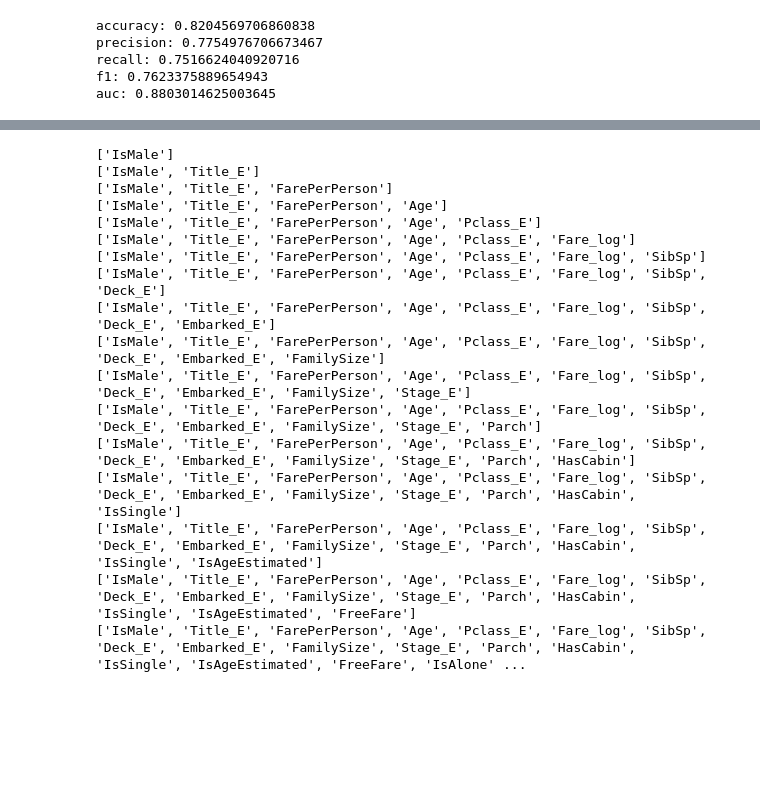
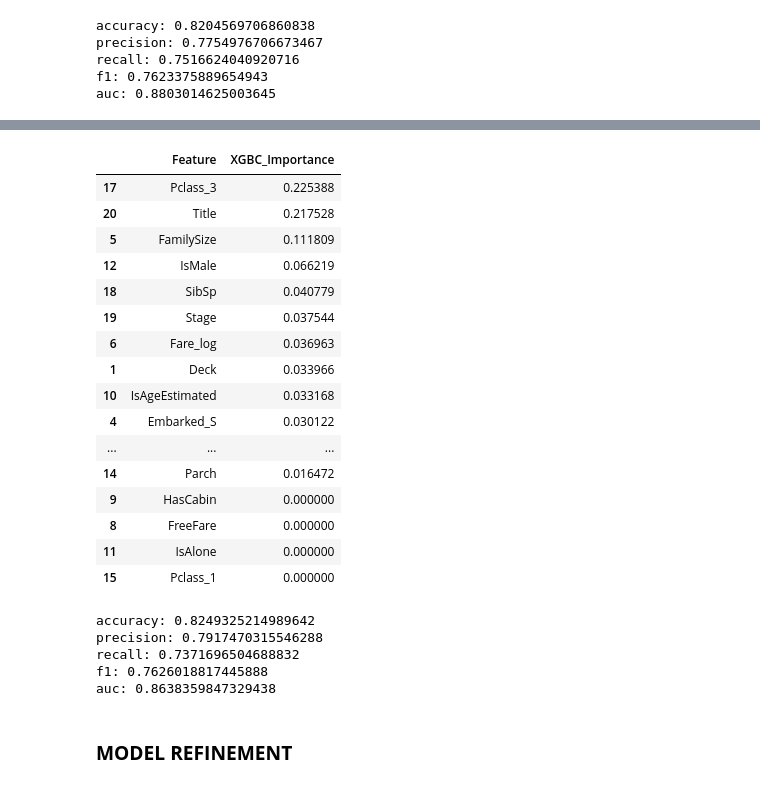
Before and after one commit to fabiogaldinho/Titanic-Classification, a Jupyter notebook: notebooks/03_Modeling_and_Tuning.ipynb, the cells around one changed output, grey strips where cells are left out. Saved outputs shown, nothing was run; the diff lists cells and outputs as text; code cells hidden in the pictures; blank space fills up the shorter version.

Commit message:
Finished XGBoostClassifier development and refinement with Optuna

```diff
--- a/notebooks/03_Modeling_and_Tuning.ipynb
+++ b/notebooks/03_Modeling_and_Tuning.ipynb
@@ -516,23 +471,0 @@ for i in range(len(features_KFold)):
-# %%
-for i in range(len(features_KFold)):
-    print(features_KFold[0: i+1])
-#    for j in range(i):
-#        print(features_KFold[0: j+1])
-# %% [output]
-['IsMale']
-['IsMale', 'Title_E']
-['IsMale', 'Title_E', 'FarePerPerson']
-['IsMale', 'Title_E', 'FarePerPerson', 'Age']
-['IsMale', 'Title_E', 'FarePerPerson', 'Age', 'Pclass_E']
-['IsMale', 'Title_E', 'FarePerPerson', 'Age', 'Pclass_E', 'Fare_log']
-['IsMale', 'Title_E', 'FarePerPerson', 'Age', 'Pclass_E', 'Fare_log', 'SibSp']
-['IsMale', 'Title_E', 'FarePerPerson', 'Age', 'Pclass_E', 'Fare_log', 'SibSp', 'Deck_E']
-['IsMale', 'Title_E', 'FarePerPerson', 'Age', 'Pclass_E', 'Fare_log', 'SibSp', 'Deck_E', 'Embarked_E']
-['IsMale', 'Title_E', 'FarePerPerson', 'Age', 'Pclass_E', 'Fare_log', 'SibSp', 'Deck_E', 'Embarked_E', 'FamilySize']
-['IsMale', 'Title_E', 'FarePerPerson', 'Age', 'Pclass_E', 'Fare_log', 'SibSp', 'Deck_E', 'Embarked_E', 'FamilySize', 'Stage_E']
-['IsMale', 'Title_E', 'FarePerPerson', 'Age', 'Pclass_E', 'Fare_log', 'SibSp', 'Deck_E', 'Embarked_E', 'FamilySize', 'Stage_E', 'Parch']
-['IsMale', 'Title_E', 'FarePerPerson', 'Age', 'Pclass_E', 'Fare_log', 'SibSp', 'Deck_E', 'Embarked_E', 'FamilySize', 'Stage_E', 'Parch', 'HasCabin']
-['IsMale', 'Title_E', 'FarePerPerson', 'Age', 'Pclass_E', 'Fare_log', 'SibSp', 'Deck_E', 'Embarked_E', 'FamilySize', 'Stage_E', 'Parch', 'HasCabin', 'IsSingle']
-['IsMale', 'Title_E', 'FarePerPerson', 'Age', 'Pclass_E', 'Fare_log', 'SibSp', 'Deck_E', 'Embarked_E', 'FamilySize', 'Stage_E', 'Parch', 'HasCabin', 'IsSingle', 'IsAgeEstimated']
-['IsMale', 'Title_E', 'FarePerPerson', 'Age', 'Pclass_E', 'Fare_log', 'SibSp', 'Deck_E', 'Embarked_E', 'FamilySize', 'Stage_E', 'Parch', 'HasCabin', 'IsSingle', 'IsAgeEstimated', 'FreeFare']
-['IsMale', 'Title_E', 'FarePerPerson', 'Age', 'Pclass_E', 'Fare_log', 'SibSp', 'Deck_E', 'Embarked_E', 'FamilySize', 'Stage_E', 'Parch', 'HasCabin', 'IsSingle', 'IsAgeEstimated', 'FreeFare', 'IsAlone' ...
@@ -542,0 +472,40 @@ L[3:5]:["MJ", 1]  #The last index is one number larger than the last index
+# %%
+feature_importances = pd.DataFrame({'Feature': Features_OHE,
+                                    'XGBC_Importance': xgbc.feature_importances_
+                                   })
+feature_importances = feature_importances.sort_values(by='XGBC_Importance', ascending=False)
+
+feature_importances
+# %% [output]
+|  | Feature | XGBC_Importance |
+| 17 | Pclass_3 | 0.225388 |
+| 20 | Title | 0.217528 |
+| 5 | FamilySize | 0.111809 |
+| 12 | IsMale | 0.066219 |
+| 18 | SibSp | 0.040779 |
+| 19 | Stage | 0.037544 |
+| 6 | Fare_log | 0.036963 |
+| 1 | Deck | 0.033966 |
+| 10 | IsAgeEstimated | 0.033168 |
+| 4 | Embarked_S | 0.030122 |
+| ... | ... | ... |
+| 14 | Parch | 0.016472 |
+| 9 | HasCabin | 0.000000 |
+| 8 | FreeFare | 0.000000 |
+| 11 | IsAlone | 0.000000 |
+| 15 | Pclass_1 | 0.000000 |
+# %%
+features_xgbc = feature_importances.sort_values(by='XGBC_Importance', ascending=False)['Feature'].to_list()
+
+xgbc = xgb.XGBClassifier(random_state=13)
+
+features_xgbc_sel = StratKFold_Select(df, features_xgbc, 'Survived', 5, xgbc, False)
+StratKFold(df, features_xgbc_sel, 'Survived', 5, True, xgbc)
+# %% [output]
+accuracy: 0.8249325214989642
+precision: 0.7917470315546288
+recall: 0.7371696504688832
+f1: 0.7626018817445888
+auc: 0.8638359847329438
+# %% [markdown]
+### **MODEL REFINEMENT**
```
Also changed, not shown: parts of 14 cells of this notebook, 3 other files.
